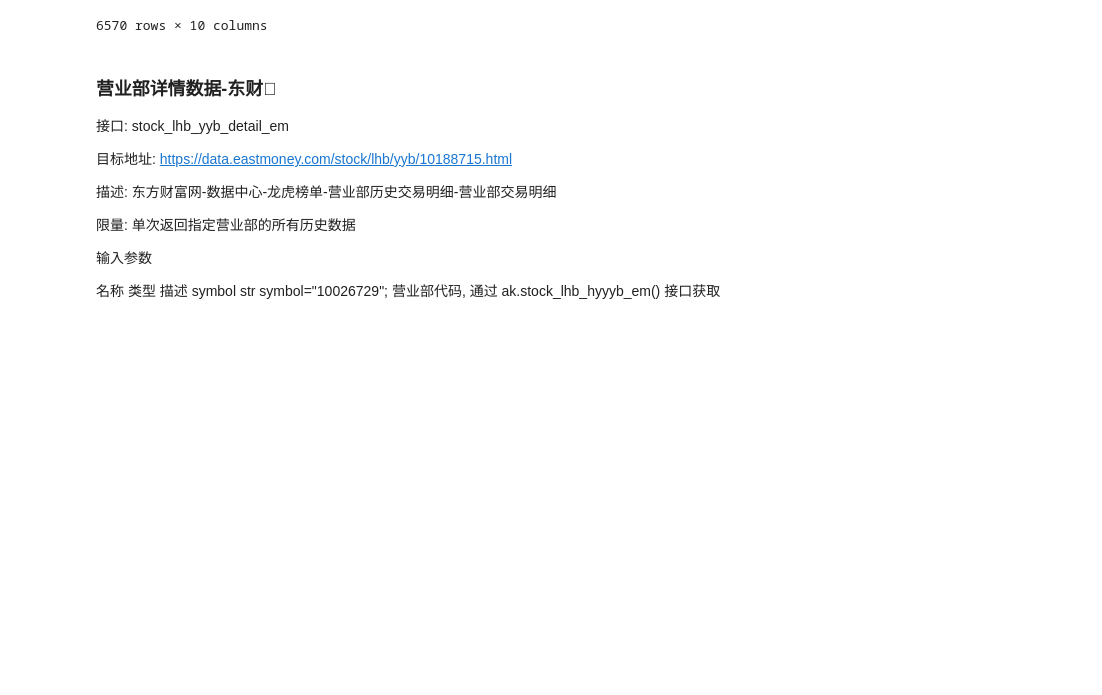
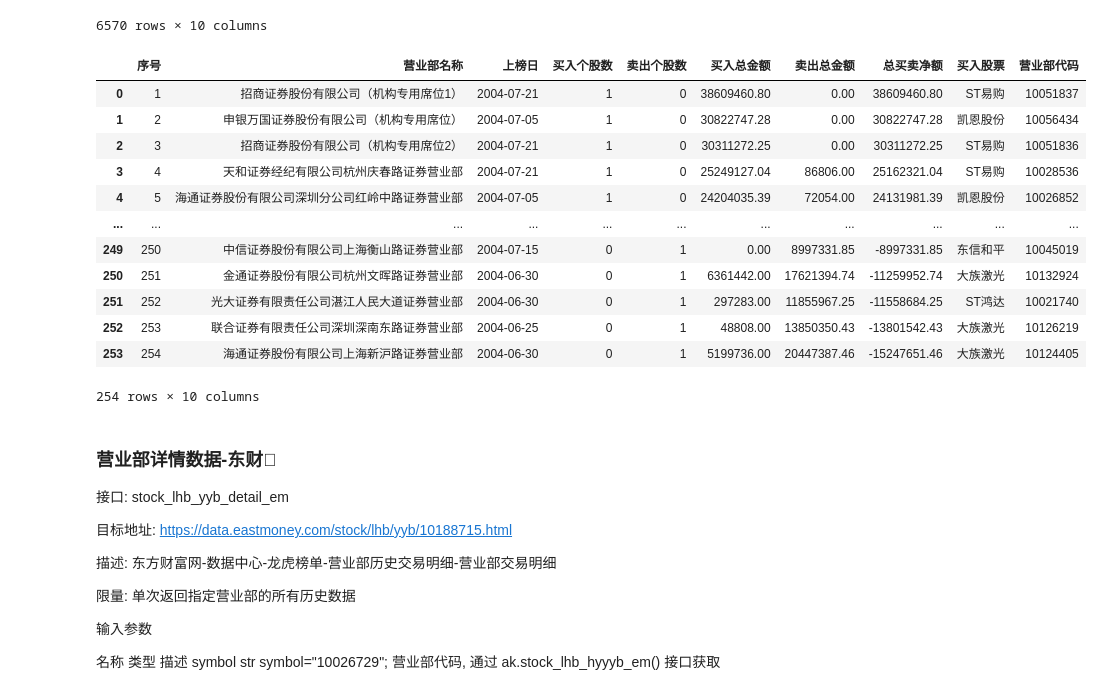
Before and after one commit to EveryFine/GeniusTradeTracker, a Jupyter notebook: tracker/app/akshare/akshare.ipynb, the cells around one changed output. Drawn from its saved outputs; the diff is of its cells as text; code cells hidden in the pictures; blank space fills up the shorter version.

```diff
--- a/tracker/app/akshare/akshare.ipynb
+++ b/tracker/app/akshare/akshare.ipynb
@@ -688,6 +688,23 @@ stock_lhb_hyyyb_em_df
 | 6568 | 6569 | 深股通专用 | 2025-06-03 | 12 | 12 | 1.570811e+09 | 2.185428e+09 | -6.146165e+08 | 海南海药 云内动力 恒宝股份 联化科技 潮宏基 海联金汇 千红制药... | 10634757 |
 | 6569 | 6570 | 长城证券股份有限公司武汉杨园南路证券营业部 | 2025-05-07 | 0 | 1 | 0.000000e+00 | 8.662502e+08 | -8.662502e+08 | 常山药业 | 10456220 |
 6570 rows × 10 columns
+# %%
+stock_lhb_hyyyb_em_df1 = ak.stock_lhb_hyyyb_em(start_date="20040525", end_date="20040725")
+stock_lhb_hyyyb_em_df1
+# %% [output]
+|  | 序号 | 营业部名称 | 上榜日 | 买入个股数 | 卖出个股数 | 买入总金额 | 卖出总金额 | 总买卖净额 | 买入股票 | 营业部代码 |
+| 0 | 1 | 招商证券股份有限公司（机构专用席位1） | 2004-07-21 | 1 | 0 | 38609460.80 | 0.00 | 38609460.80 | ST易购 | 10051837 |
+| 1 | 2 | 申银万国证券股份有限公司（机构专用席位） | 2004-07-05 | 1 | 0 | 30822747.28 | 0.00 | 30822747.28 | 凯恩股份 | 10056434 |
+| 2 | 3 | 招商证券股份有限公司（机构专用席位2） | 2004-07-21 | 1 | 0 | 30311272.25 | 0.00 | 30311272.25 | ST易购 | 10051836 |
+| 3 | 4 | 天和证券经纪有限公司杭州庆春路证券营业部 | 2004-07-21 | 1 | 0 | 25249127.04 | 86806.00 | 25162321.04 | ST易购 | 10028536 |
+| 4 | 5 | 海通证券股份有限公司深圳分公司红岭中路证券营业部 | 2004-07-05 | 1 | 0 | 24204035.39 | 72054.00 | 24131981.39 | 凯恩股份 | 10026852 |
+| ... | ... | ... | ... | ... | ... | ... | ... | ... | ... | ... |
+| 249 | 250 | 中信证券股份有限公司上海衡山路证券营业部 | 2004-07-15 | 0 | 1 | 0.00 | 8997331.85 | -8997331.85 | 东信和平 | 10045019 |
+| 250 | 251 | 金通证券股份有限公司杭州文晖路证券营业部 | 2004-06-30 | 0 | 1 | 6361442.00 | 17621394.74 | -11259952.74 | 大族激光 | 10132924 |
+| 251 | 252 | 光大证券有限责任公司湛江人民大道证券营业部 | 2004-06-30 | 0 | 1 | 297283.00 | 11855967.25 | -11558684.25 | ST鸿达 | 10021740 |
+| 252 | 253 | 联合证券有限责任公司深圳深南东路证券营业部 | 2004-06-25 | 0 | 1 | 48808.00 | 13850350.43 | -13801542.43 | 大族激光 | 10126219 |
+| 253 | 254 | 海通证券股份有限公司上海新沪路证券营业部 | 2004-06-30 | 0 | 1 | 5199736.00 | 20447387.46 | -15247651.46 | 大族激光 | 10124405 |
+254 rows × 10 columns
 # %% [markdown]
 ### 营业部详情数据-东财
 
```
Also changed, not shown: parts of 1 cell of this notebook, 7 other files.
